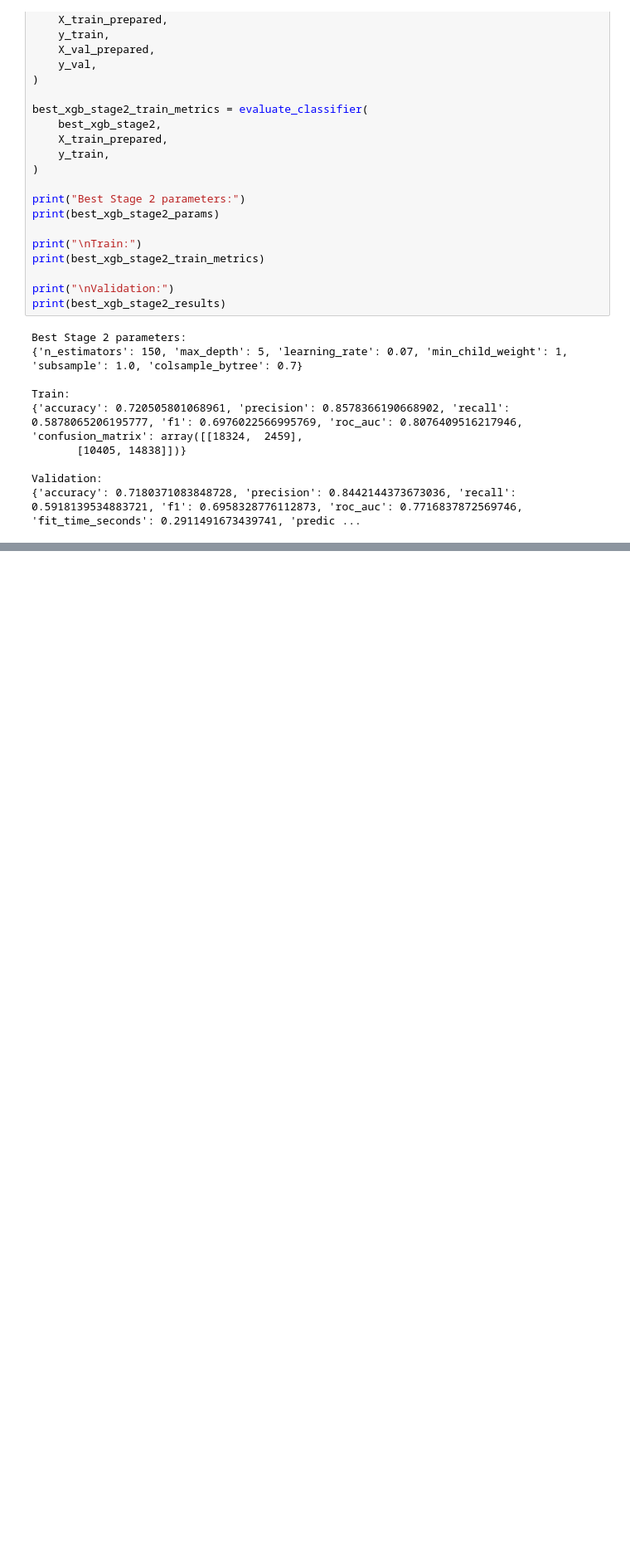
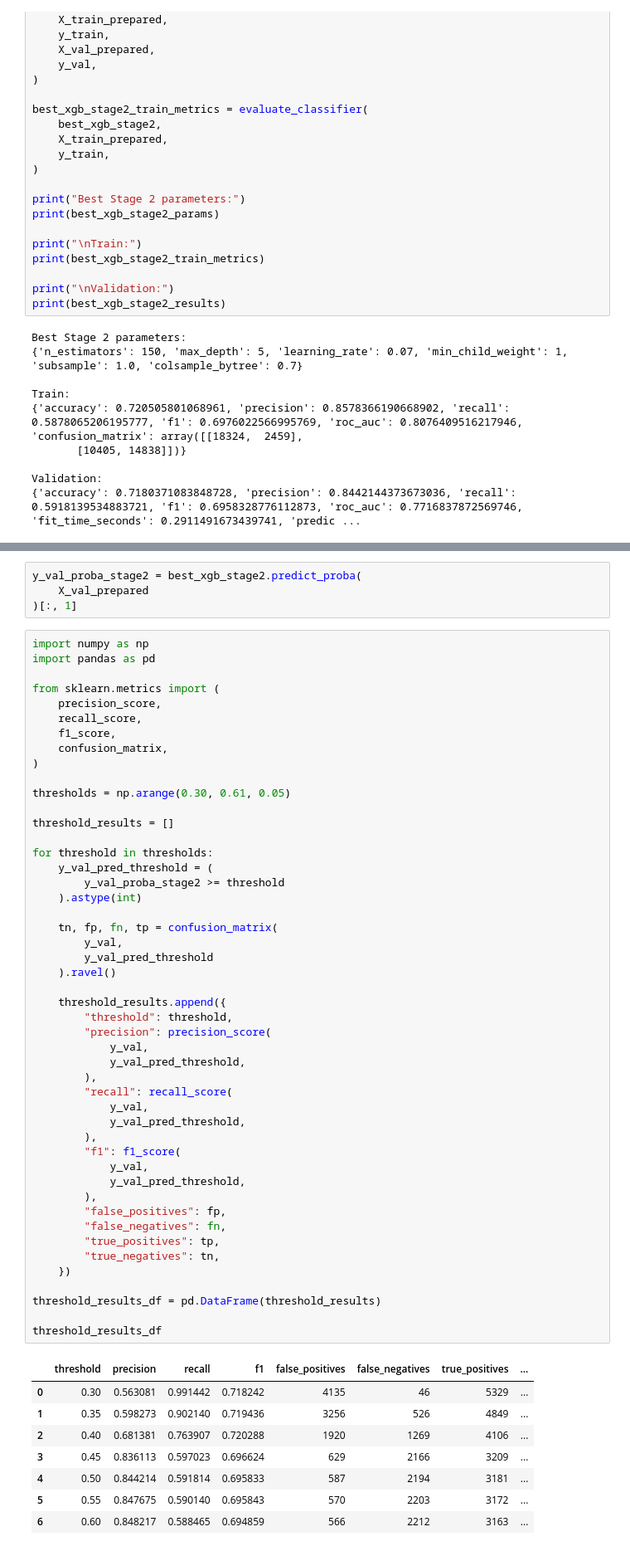
Before and after one commit to elhamrouzban/LogiGuard, a Jupyter notebook: notebooks/06_model_development_and_evaluation.ipynb, the cells around one changed output, grey strips where cells are left out. Shown at 83% size. Saved outputs shown, nothing was run; the diff lists cells and outputs as text; blank space fills up the shorter version.

```diff
--- a/notebooks/06_model_development_and_evaluation.ipynb
+++ b/notebooks/06_model_development_and_evaluation.ipynb
@@ -755,0 +758,61 @@ Validation:
+# %%
+y_val_proba_stage2 = best_xgb_stage2.predict_proba(
+    X_val_prepared
+)[:, 1]
+# %%
+import numpy as np
+import pandas as pd
+
+from sklearn.metrics import (
+    precision_score,
+    recall_score,
+    f1_score,
+    confusion_matrix,
+)
+
+thresholds = np.arange(0.30, 0.61, 0.05)
+
+threshold_results = []
+
+for threshold in thresholds:
+    y_val_pred_threshold = (
+        y_val_proba_stage2 >= threshold
+    ).astype(int)
+
+    tn, fp, fn, tp = confusion_matrix(
+        y_val,
+        y_val_pred_threshold
+    ).ravel()
+
+    threshold_results.append({
+        "threshold": threshold,
+        "precision": precision_score(
+            y_val,
+            y_val_pred_threshold,
+        ),
+        "recall": recall_score(
+            y_val,
+            y_val_pred_threshold,
+        ),
+        "f1": f1_score(
+            y_val,
+            y_val_pred_threshold,
+        ),
+        "false_positives": fp,
+        "false_negatives": fn,
+        "true_positives": tp,
+        "true_negatives": tn,
+    })
+
+threshold_results_df = pd.DataFrame(threshold_results)
+
+threshold_results_df
+# %% [output]
+|  | threshold | precision | recall | f1 | false_positives | false_negatives | true_positives | ... |
+| 0 | 0.30 | 0.563081 | 0.991442 | 0.718242 | 4135 | 46 | 5329 | ... |
+| 1 | 0.35 | 0.598273 | 0.902140 | 0.719436 | 3256 | 526 | 4849 | ... |
+| 2 | 0.40 | 0.681381 | 0.763907 | 0.720288 | 1920 | 1269 | 4106 | ... |
+| 3 | 0.45 | 0.836113 | 0.597023 | 0.696624 | 629 | 2166 | 3209 | ... |
+| 4 | 0.50 | 0.844214 | 0.591814 | 0.695833 | 587 | 2194 | 3181 | ... |
+| 5 | 0.55 | 0.847675 | 0.590140 | 0.695843 | 570 | 2203 | 3172 | ... |
+| 6 | 0.60 | 0.848217 | 0.588465 | 0.694859 | 566 | 2212 | 3163 | ... |
```
Also changed, not shown: parts of 2 cells of this notebook, 1 other file.
